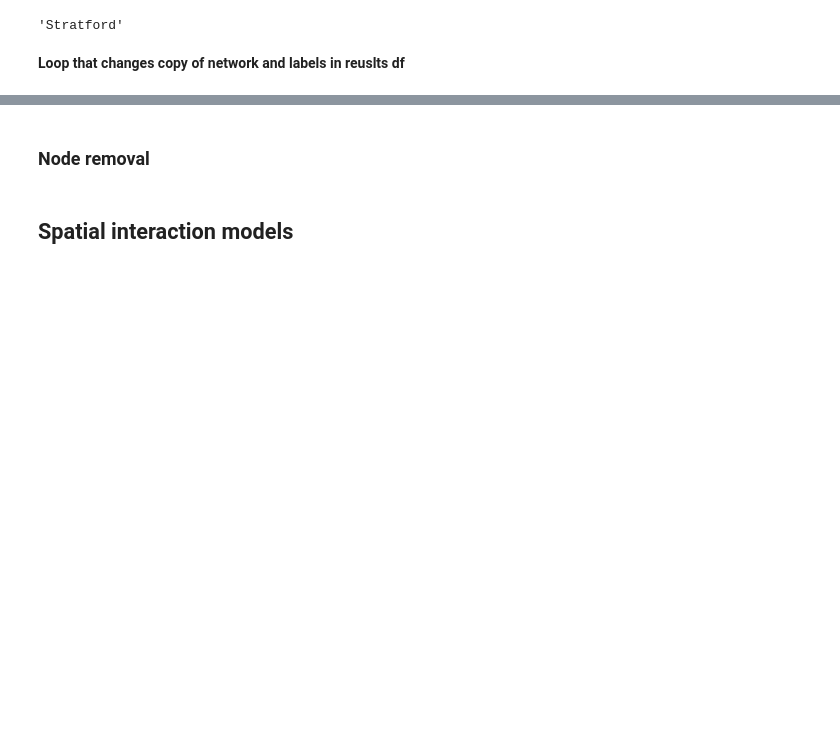
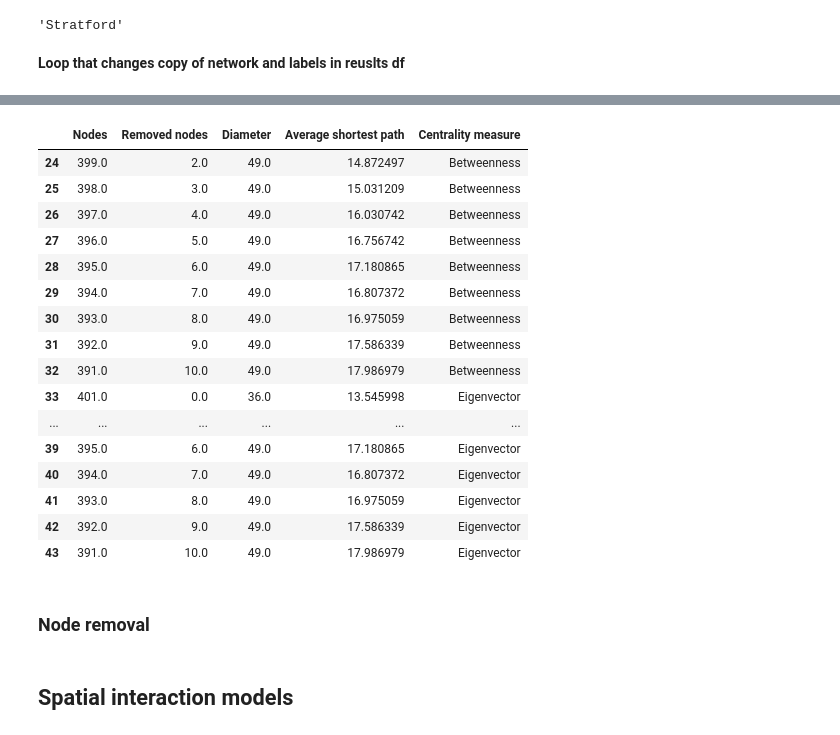
Before and after one commit to rpoandres/US_Assessment, a Jupyter notebook: US_Assessment.ipynb, the cells around one changed output, grey strips where cells are left out. Cells and saved outputs as stored; diff of their text form; code cells hidden in the pictures; blank space fills up the shorter version.

```diff
--- a/US_Assessment.ipynb
+++ b/US_Assessment.ipynb
@@ -655,3 +621,23 @@ non_sq
+# %%
+non_sq.tail(20)
+# %% [output]
+|  | Nodes | Removed nodes | Diameter | Average shortest path | Centrality measure |
+| 24 | 399.0 | 2.0 | 49.0 | 14.872497 | Betweenness |
+| 25 | 398.0 | 3.0 | 49.0 | 15.031209 | Betweenness |
+| 26 | 397.0 | 4.0 | 49.0 | 16.030742 | Betweenness |
+| 27 | 396.0 | 5.0 | 49.0 | 16.756742 | Betweenness |
+| 28 | 395.0 | 6.0 | 49.0 | 17.180865 | Betweenness |
+| 29 | 394.0 | 7.0 | 49.0 | 16.807372 | Betweenness |
+| 30 | 393.0 | 8.0 | 49.0 | 16.975059 | Betweenness |
+| 31 | 392.0 | 9.0 | 49.0 | 17.586339 | Betweenness |
+| 32 | 391.0 | 10.0 | 49.0 | 17.986979 | Betweenness |
+| 33 | 401.0 | 0.0 | 36.0 | 13.545998 | Eigenvector |
+| ... | ... | ... | ... | ... | ... |
+| 39 | 395.0 | 6.0 | 49.0 | 17.180865 | Eigenvector |
+| 40 | 394.0 | 7.0 | 49.0 | 16.807372 | Eigenvector |
+| 41 | 393.0 | 8.0 | 49.0 | 16.975059 | Eigenvector |
+| 42 | 392.0 | 9.0 | 49.0 | 17.586339 | Eigenvector |
+| 43 | 391.0 | 10.0 | 49.0 | 17.986979 | Eigenvector |
 # %% [markdown]
 ### Node removal
 # %% [markdown]
```
Also changed, not shown: parts of 6 cells of this notebook.
